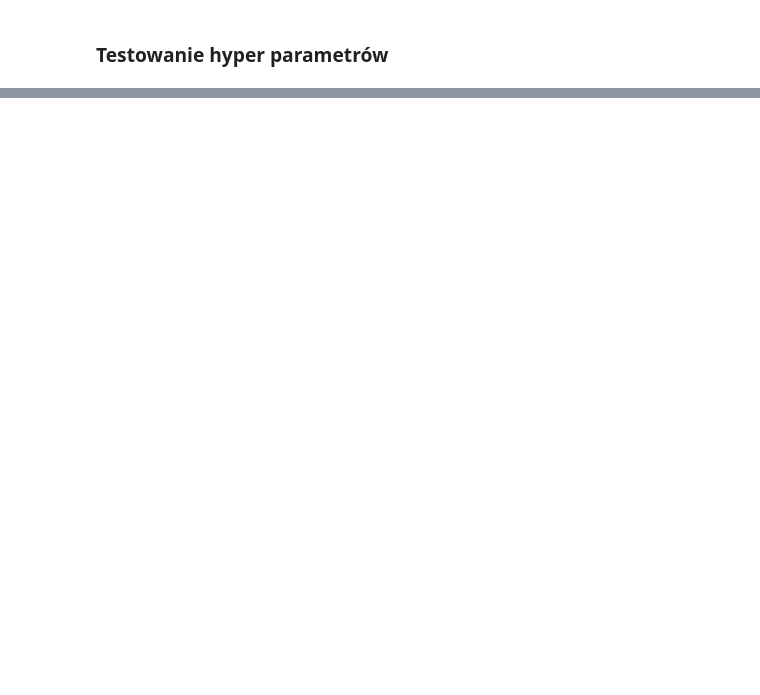
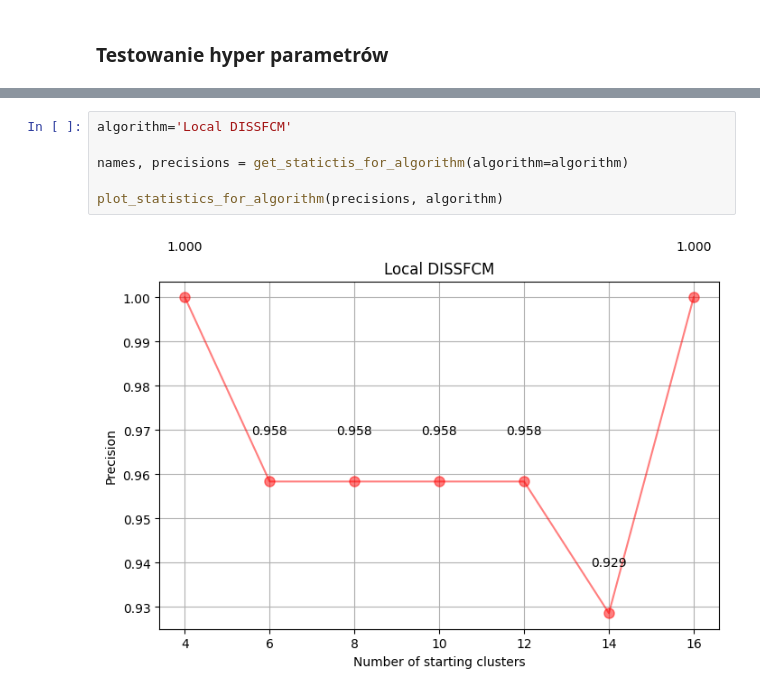
Before and after one commit to JakKepka/FuzzyClusteringAlgorithms, a Jupyter notebook: jupyter-notebooks/test_hyperparameter.ipynb, the cells around one changed output, grey strips where cells are left out. Drawn from its saved outputs; the diff is of its cells as text; blank space fills up the shorter version.

```diff
--- a/jupyter-notebooks/test_hyperparameter.ipynb
+++ b/jupyter-notebooks/test_hyperparameter.ipynb
@@ -66,0 +159,8 @@ plot_metrics_by_dataset([output], [dataset_name])
+# %%
+algorithm='Local DISSFCM'
+
+names, precisions = get_statictis_for_algorithm(algorithm=algorithm)
+
+plot_statistics_for_algorithm(precisions, algorithm)
+# %% [output]
+[figure, added]
```
Also changed, not shown: parts of 13 cells of this notebook, 4 other files.
